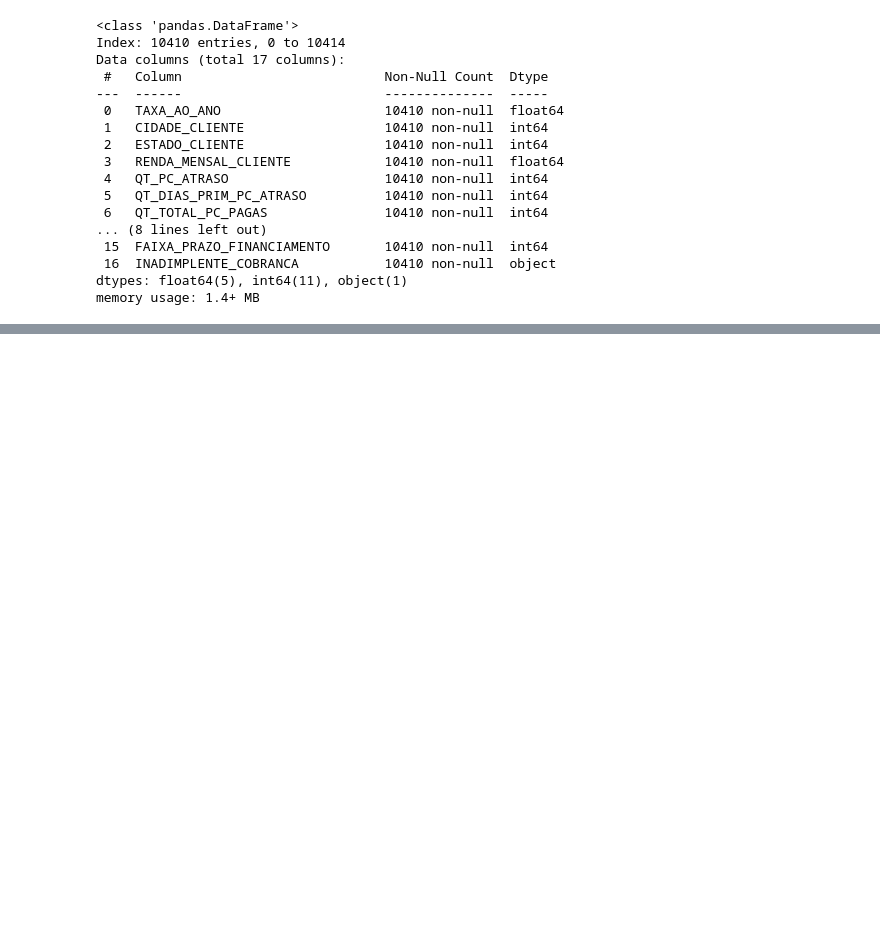
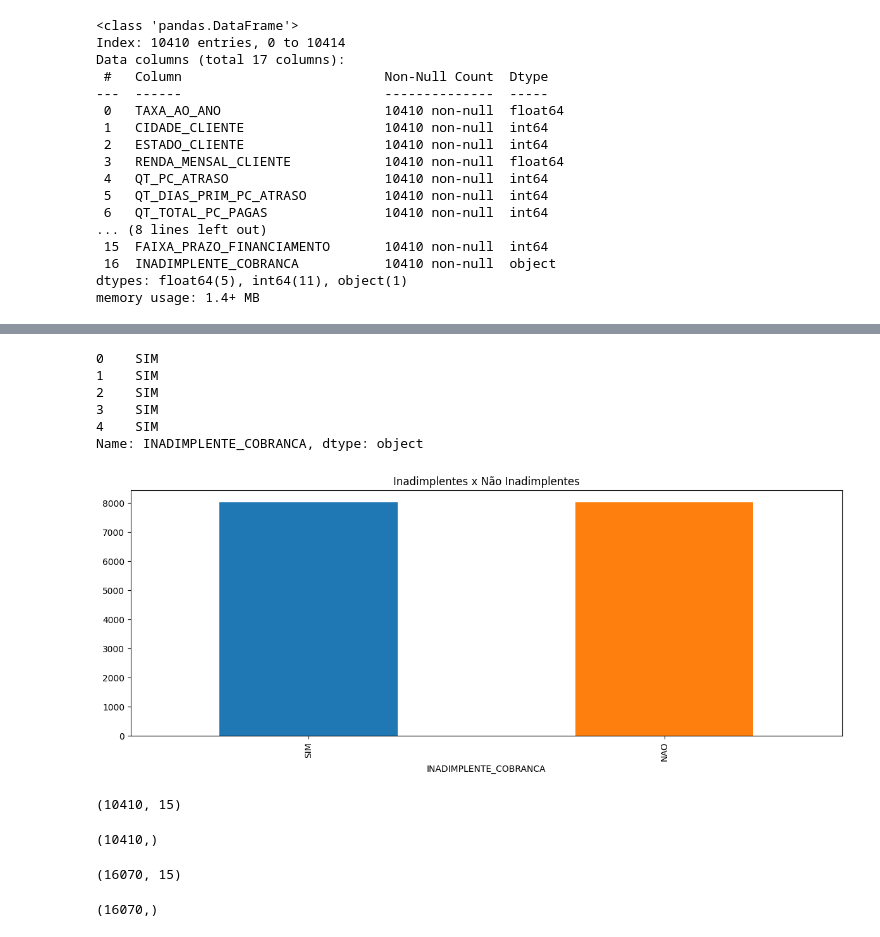
Before and after one commit to Elbiabuglio/previsao-inadimplencia, a Jupyter notebook: notebooks/analysis_data.ipynb, the cells around one changed output, grey strips where cells are left out. Saved outputs shown, nothing was run; the diff lists cells and outputs as text; code cells hidden in the pictures; blank space fills up the shorter version.

Commit message:
feat: balance target smote

```diff
--- a/notebooks/analysis_data.ipynb
+++ b/notebooks/analysis_data.ipynb
@@ -444,0 +458,4 @@ memory usage: 1.4+ MB
+# %%
+#Separar variaveis preditoras e target
+PREDITORAS = df_dados.iloc[:, 0:15]
+TARGET = df_dados.iloc[:, 16]
@@ -444,0 +472,48 @@ memory usage: 1.4+ MB
+# %%
+# Visualizando a variavel target
+TARGET.head()
+# %% [output]
+0    SIM
+1    SIM
+2    SIM
+3    SIM
+4    SIM
+Name: INADIMPLENTE_COBRANCA, dtype: object
+# %%
+from imblearn.over_sampling import SMOTE
+
+# Seed para reproduzir o mesmo resultado
+seed = 100
+
+# Cria o balanceador SMOTE
+balanceador = SMOTE(random_state = seed)
+
+# Aplica o balanceador
+PREDITORAS_RES, TARGET_RES = balanceador.fit_resample(PREDITORAS, TARGET)
+# %%
+# Visualizando o balanceamento da variável TARGET
+plt.rcParams["figure.figsize"] = [12.00, 5.00]
+plt.rcParams["figure.autolayout"] = True
+TARGET_RES.value_counts().plot(kind='bar', title='Inadimplentes x Não Inadimplentes',color = ['#1F77B4', '#FF7F0E']);
+# %% [output]
+[figure, added]
+# %%
+# Quantidade de registros antes do balanceamento
+PREDITORAS.shape
+# %% [output]
+(10410, 15)
+# %%
+# Quantidade de registros antes do balanceamento
+TARGET.shape
+# %% [output]
+(10410,)
+# %%
+# Quantidade de registros após do balanceamento
+PREDITORAS_RES.shape
+# %% [output]
+(16070, 15)
+# %%
+# Quantidade de registros após do balanceamento
+TARGET_RES.shape
+# %% [output]
+(16070,)
```
Also changed, not shown: parts of 3 cells of this notebook.
